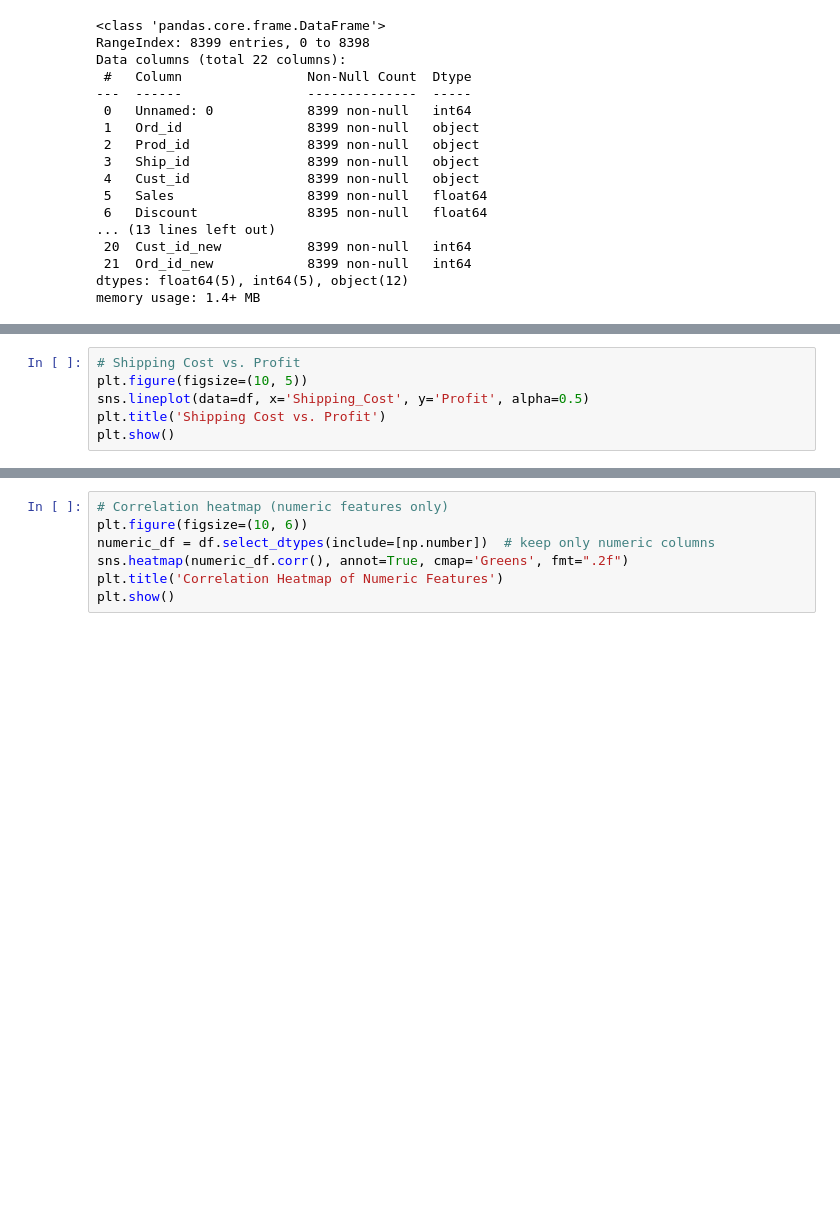
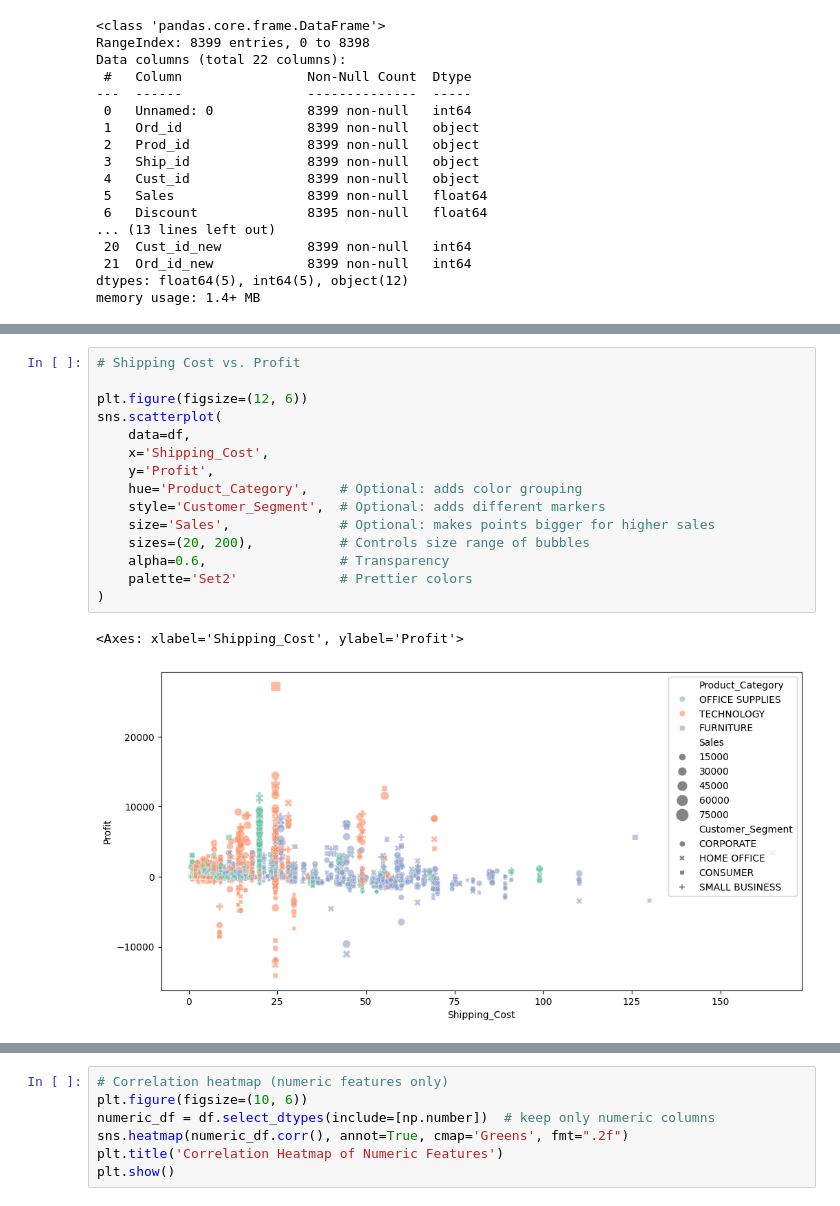
Before and after one commit to AlokSingh04/Cleaning-Sales-data-by-using-python, a Jupyter notebook: Cleaning.ipynb, the cells around one changed output, grey strips where cells are left out. Saved outputs shown, nothing was run; the diff lists cells and outputs as text; blank space fills up the shorter version.

```diff
--- a/Cleaning.ipynb
+++ b/Cleaning.ipynb
@@ -79,6 +113,18 @@ plt.show()
-# %%
-# Shipping Cost vs. Profit
-plt.figure(figsize=(10, 5))
-sns.lineplot(data=df, x='Shipping_Cost', y='Profit', alpha=0.5)
-plt.title('Shipping Cost vs. Profit')
-plt.show()
+# %%
+# Shipping Cost vs. Profit
+
+plt.figure(figsize=(12, 6))
+sns.scatterplot(
+    data=df,
+    x='Shipping_Cost',
+    y='Profit',
+    hue='Product_Category',    # Optional: adds color grouping
+    style='Customer_Segment',  # Optional: adds different markers
+    size='Sales',              # Optional: makes points bigger for higher sales
+    sizes=(20, 200),           # Controls size range of bubbles
+    alpha=0.6,                 # Transparency
+    palette='Set2'             # Prettier colors
+)
+# %% [output]
+<Axes: xlabel='Shipping_Cost', ylabel='Profit'>
+[figure, added]
```
Also changed, not shown: parts of 9 cells of this notebook.
